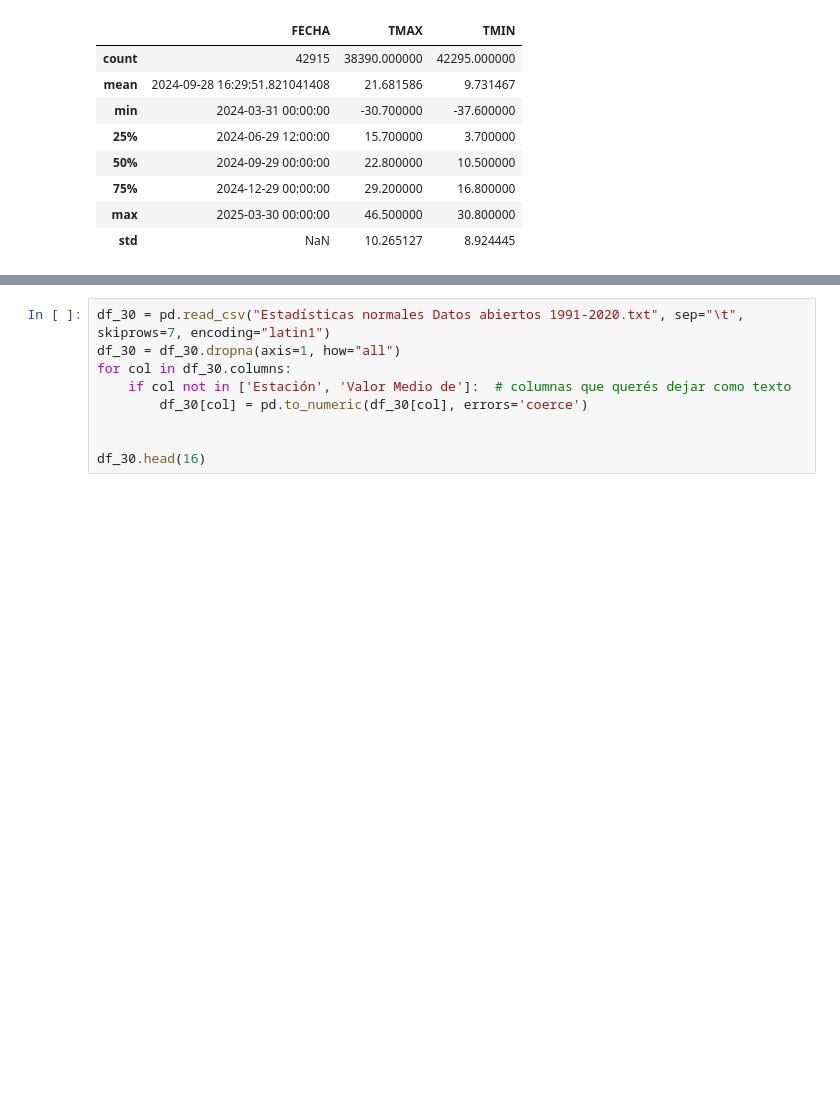
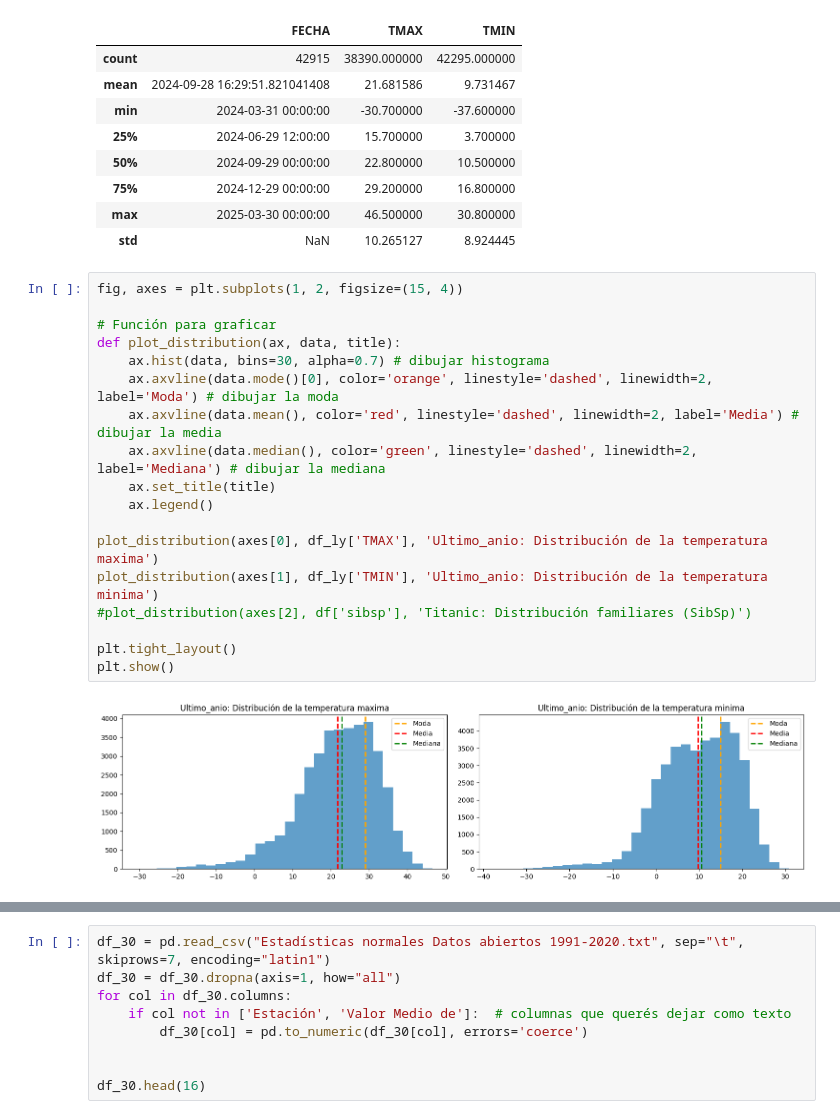
Before and after one commit to jFet1/CEIA-19Co2024, a Jupyter notebook: 2 Bimestre/AdD/Trabajo_final_juan.ipynb, the cells around one changed output, grey strips where cells are left out. Cells and saved outputs as stored; diff of their text form; blank space fills up the shorter version.

```diff
--- a/2 Bimestre/AdD/Trabajo_final_juan.ipynb
+++ b/2 Bimestre/AdD/Trabajo_final_juan.ipynb
@@ -104,3 +109,23 @@ Estadística descriptiva de las numéricas:
 | 75% | 2024-12-29 00:00:00 | 29.200000 | 16.800000 |
 | max | 2025-03-30 00:00:00 | 46.500000 | 30.800000 |
 | std | NaN | 10.265127 | 8.924445 |
+# %%
+fig, axes = plt.subplots(1, 2, figsize=(15, 4))
+
+# Función para graficar
+def plot_distribution(ax, data, title):
+    ax.hist(data, bins=30, alpha=0.7) # dibujar histograma
+    ax.axvline(data.mode()[0], color='orange', linestyle='dashed', linewidth=2, label='Moda') # dibujar la moda
+    ax.axvline(data.mean(), color='red', linestyle='dashed', linewidth=2, label='Media') # dibujar la media
+    ax.axvline(data.median(), color='green', linestyle='dashed', linewidth=2, label='Mediana') # dibujar la mediana
+    ax.set_title(title)
+    ax.legend()
+
+plot_distribution(axes[0], df_ly['TMAX'], 'Ultimo_anio: Distribución de la temperatura maxima')
+plot_distribution(axes[1], df_ly['TMIN'], 'Ultimo_anio: Distribución de la temperatura minima')
+#plot_distribution(axes[2], df['sibsp'], 'Titanic: Distribución familiares (SibSp)')
+
+plt.tight_layout()
+plt.show()
+# %% [output]
+[figure, added]
```
Also changed, not shown: parts of 14 cells of this notebook.
